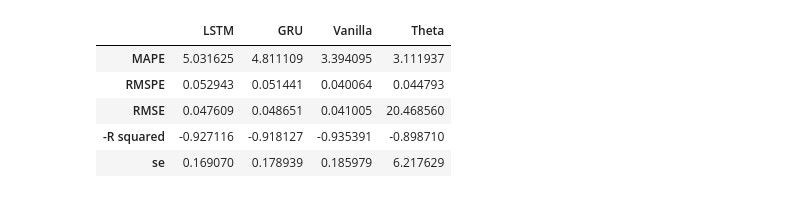
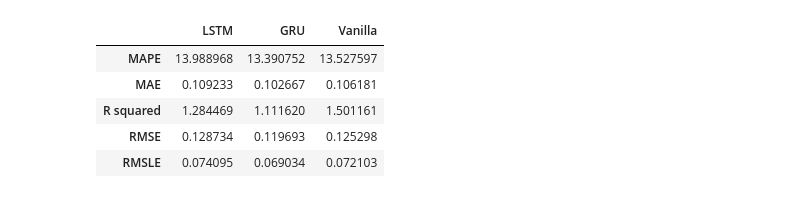
Before and after one commit to aeyeniay/AdvancedProject2, a Jupyter notebook: rice-data/rice-rnn-prediction.ipynb, the cells around one changed output. Cells and saved outputs as stored; diff of their text form; code cells hidden in the pictures.

```diff
--- a/rice-data/rice-rnn-prediction.ipynb
+++ b/rice-data/rice-rnn-prediction.ipynb
@@ -31,8 +21,11 @@ FC_START = "19590101"   # period at which to split training and validation datas
 # %%
-EPOCH = 3       # for testing or debugging, rather than real forecasts,
-                  # set EPOCH to a low value like 3; for the real deal: 300
-                  # 300 will take as much as 30 - 50 minutes of processing time
+FC_N = 36               # forecast periods
+FC_START = "20200101"   # period at which to split training and validation dataste
+EPOCH = 100              # for testing or debugging, rather than real forecasts,
+                        # set EPOCH to a low value like 3; for the real deal: 300
+                        # 300 will take as much as 30 - 50 minutes of processing time
 # %%
-ts = pd.read_csv('clean-data/rice_quality_indo_2013-2019.csv', index_col = 0)
-ts.describe()
+ts = pd.read_pickle('clean-data/rice_quality_indo_2013-2021.pkl')
+series = ts
+ts.head()
 # %% [output]
@@ -48,7 +48,0 @@ ts.describe()
-# %%
-## load data
-ts = AirPassengersDataset().load()
-
-series = ts
-df = ts.pd_dataframe()
-df
@@ -286,15 +318,15 @@ se : 6.2176
 # %%
 # collect the forecasters's accuracy metrics in a dataframe
 
 dict_models = {"LSTM":res_flavors[0][1], "GRU":res_flavors[1][1],
-    "Vanilla":res_flavors[2][1], "Theta":res_acc}
+    "Vanilla":res_flavors[2][1]}
 df_acc = pd.DataFrame.from_dict(dict_models, orient="index").T
 pd.set_option("display.precision",3)
 df_acc.style.highlight_min(color="lightgreen", axis=1).highlight_max(color="yellow", axis=1)
 # %% [output]
-|  | LSTM | GRU | Vanilla | Theta |
-| MAPE | 5.031625 | 4.811109 | 3.394095 | 3.111937 |
-| RMSPE | 0.052943 | 0.051441 | 0.040064 | 0.044793 |
-| RMSE | 0.047609 | 0.048651 | 0.041005 | 20.468560 |
-| -R squared | -0.927116 | -0.918127 | -0.935391 | -0.898710 |
-| se | 0.169070 | 0.178939 | 0.185979 | 6.217629 |
+|  | LSTM | GRU | Vanilla |
+| MAPE | 13.988968 | 13.390752 | 13.527597 |
+| MAE | 0.109233 | 0.102667 | 0.106181 |
+| R squared | 1.284469 | 1.111620 | 1.501161 |
+| RMSE | 0.128734 | 0.119693 | 0.125298 |
+| RMSLE | 0.074095 | 0.069034 | 0.072103 |
```
Also changed, not shown: parts of 17 cells of this notebook, 45 other files.
